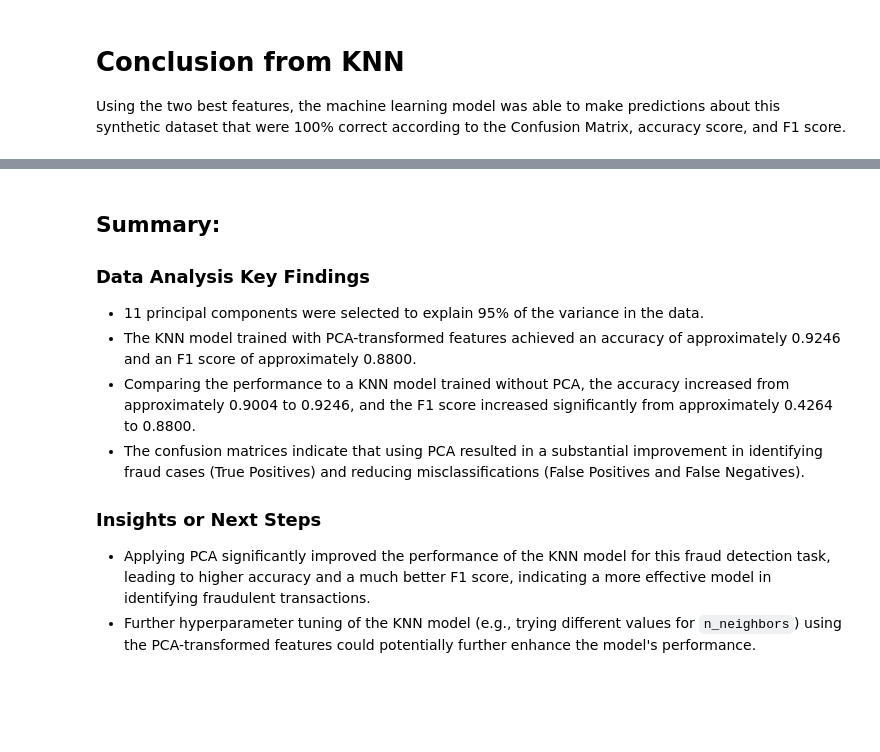
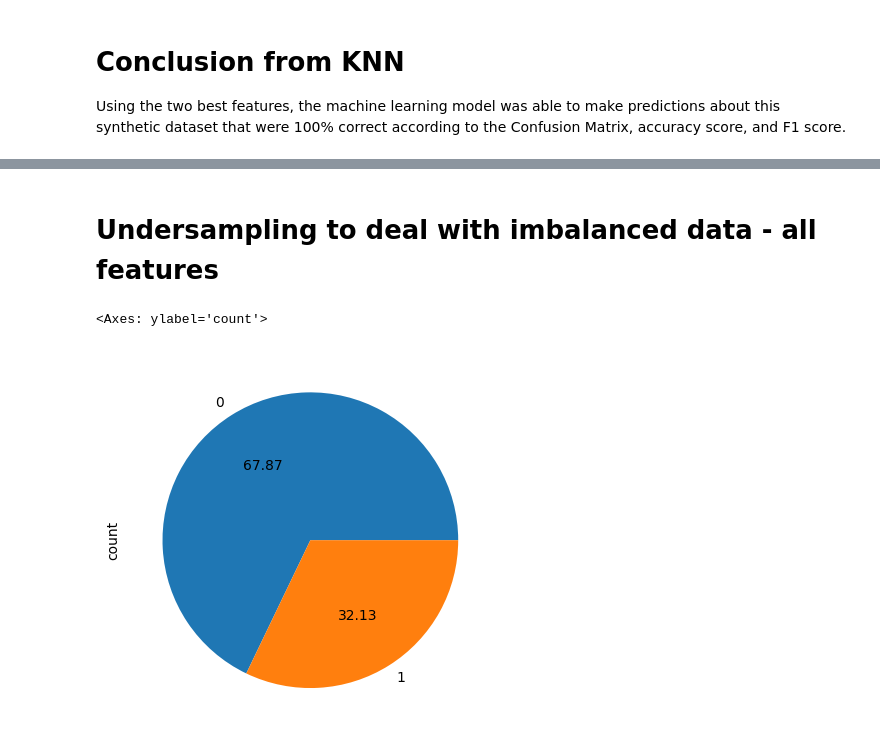
Before and after one commit to adambueno/fraudDetection, a Jupyter notebook: fraudDetection.ipynb, the cells around one changed output, grey strips where cells are left out. Cells and saved outputs as stored; diff of their text form; code cells hidden in the pictures; blank space fills up the shorter version.

```diff
--- a/fraudDetection.ipynb
+++ b/fraudDetection.ipynb
@@ -1004,14 +797,11 @@ Overall, applying PCA significantly improved the performance of the KNN model fo
-# %% [markdown]
-## Summary:
-
-### Data Analysis Key Findings
-
-*   11 principal components were selected to explain 95% of the variance in the data.
-*   The KNN model trained with PCA-transformed features achieved an accuracy of approximately 0.9246 and an F1 score of approximately 0.8800.
-*   Comparing the performance to a KNN model trained without PCA, the accuracy increased from approximately 0.9004 to 0.9246, and the F1 score increased significantly from approximately 0.4264 to 0.8800.
-*   The confusion matrices indicate that using PCA resulted in a substantial improvement in identifying fraud cases (True Positives) and reducing misclassifications (False Positives and False Negatives).
-
-### Insights or Next Steps
-
-*   Applying PCA significantly improved the performance of the KNN model for this fraud detection task, leading to higher accuracy and a much better F1 score, indicating a more effective model in identifying fraudulent transactions.
-*   Further hyperparameter tuning of the KNN model (e.g., trying different values for `n_neighbors`) using the PCA-transformed features could potentially further enhance the model's performance.
+# %% [markdown]
+# Undersampling to deal with imbalanced data - all features
+# %%
+features = fraud_df.drop('Fraud Label', axis = 1)
+features = features.select_dtypes(exclude=['object'])
+label = fraud_df['Fraud Label']
+# %%
+label.value_counts().plot.pie(autopct='%.2f')
+# %% [output]
+<Axes: ylabel='count'>
+[figure, added]
```
Also changed, not shown: parts of 58 cells of this notebook.
